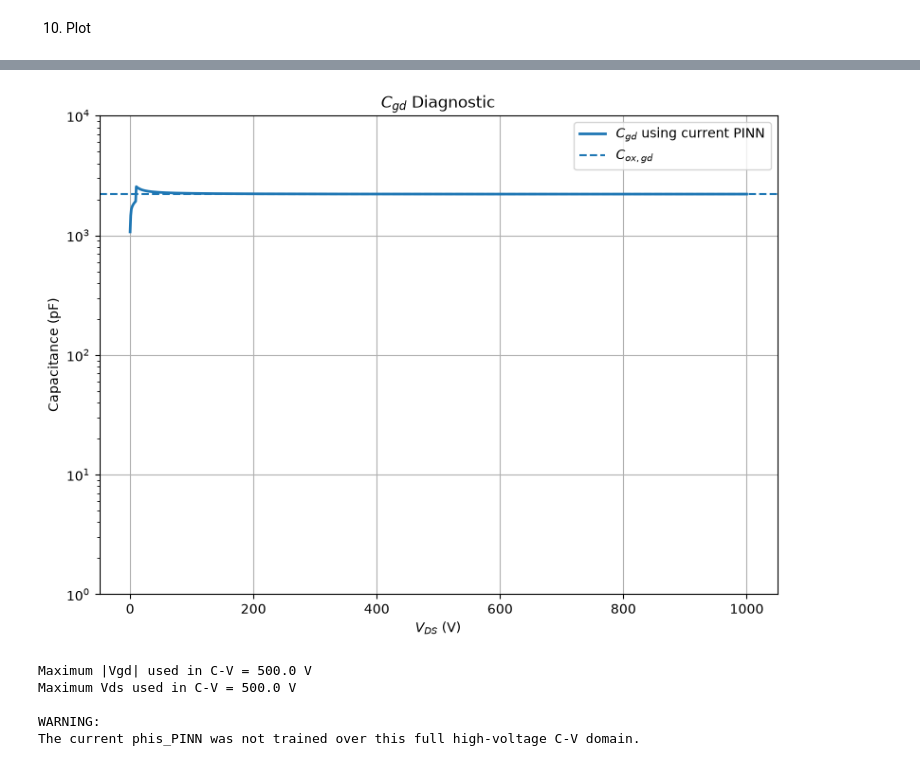
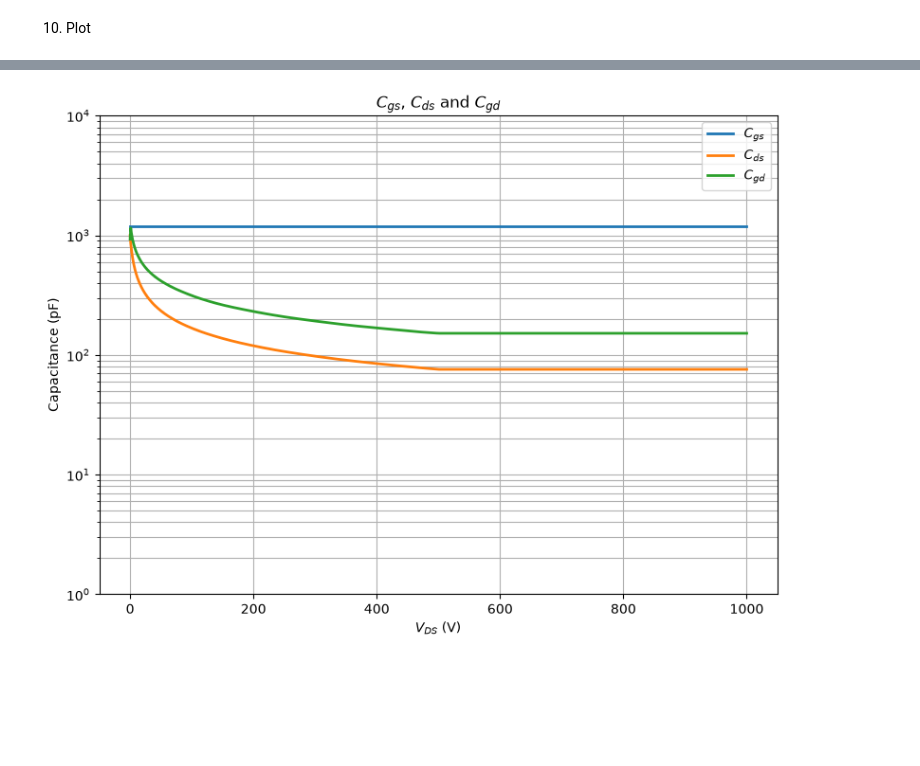
Before and after one commit to JyunKaisaki/Neural-Network_Internship_2026, a Jupyter notebook: .github/src/PINN_CV.ipynb, the cells around one changed output, grey strips where cells are left out. Cells and saved outputs as stored; diff of their text form; code cells hidden in the pictures; blank space fills up the shorter version.

```diff
--- a/.github/src/PINN_CV.ipynb
+++ b/.github/src/PINN_CV.ipynb
@@ -834,84 +601,60 @@ Vds(V)      phi_gd(V)      CJFET(pF)      Cgd(pF)
 # %%
+# Plot final capacitance curves
 plt.figure(
     figsize=(8, 6)
 )
 
+plt.plot(
+    Vds_cv.cpu().numpy(),
+    Cgs_pF.cpu().numpy(),
+    linewidth=2,
+    label=r"$C_{gs}$",
+)
 
 plt.plot(
     Vds_cv.cpu().numpy(),
-    Cgd_PINN_pF.cpu().numpy(),
+    Cds_pF.cpu().numpy(),
     linewidth=2,
-    label=r"$C_{gd}$ using current PINN",
+    label=r"$C_{ds}$",
 )
 
-
-plt.axhline(
-    Coxgd * 1e12,
-    linestyle="--",
-    label=r"$C_{ox,gd}$",
+plt.plot(
+    Vds_cv.cpu().numpy(),
+    Cgd_CGD_pF.cpu().numpy(),
+    linewidth=2,
+    label=r"$C_{gd}$",
 )
-
 
 plt.xlabel(
     r"$V_{DS}$ (V)"
 )
 
 plt.ylabel(
     "Capacitance (pF)"
 )
 
 plt.title(
-    r"$C_{gd}$ Diagnostic"
+    r"$C_{gs}$, $C_{ds}$ and $C_{gd}$"
 )
 
 plt.yscale(
     "log"
 )
 
 plt.ylim(
     1,
     1e4
 )
 
 plt.grid(
-    True
+    True,
+    which="both"
 )
 
 plt.legend()
 
 plt.tight_layout()
 
 plt.show()
-# ============================================================
-# PINN training-domain warning
-# ============================================================
-
-print(
-    "Maximum |Vgd| used in C-V =",
-    torch.max(
-        torch.abs(Vgd_eff)
-    ).item(),
-    "V"
-)
-
-print(
-    "Maximum Vds used in C-V =",
-    Vds_eff.max().item(),
-    "V"
-)
-
-print(
-    "\nWARNING:"
-)
-
-print(
-    "The current phis_PINN was not trained "
-    "over this full high-voltage C-V domain."
-)
 # %% [output]
-[figure, old version]
+[figure, new version]
-Maximum |Vgd| used in C-V = 500.0 V
-Maximum Vds used in C-V = 500.0 V
-
-WARNING:
-The current phis_PINN was not trained over this full high-voltage C-V domain.
```
Also changed, not shown: parts of 13 cells of this notebook, 3 other files.
